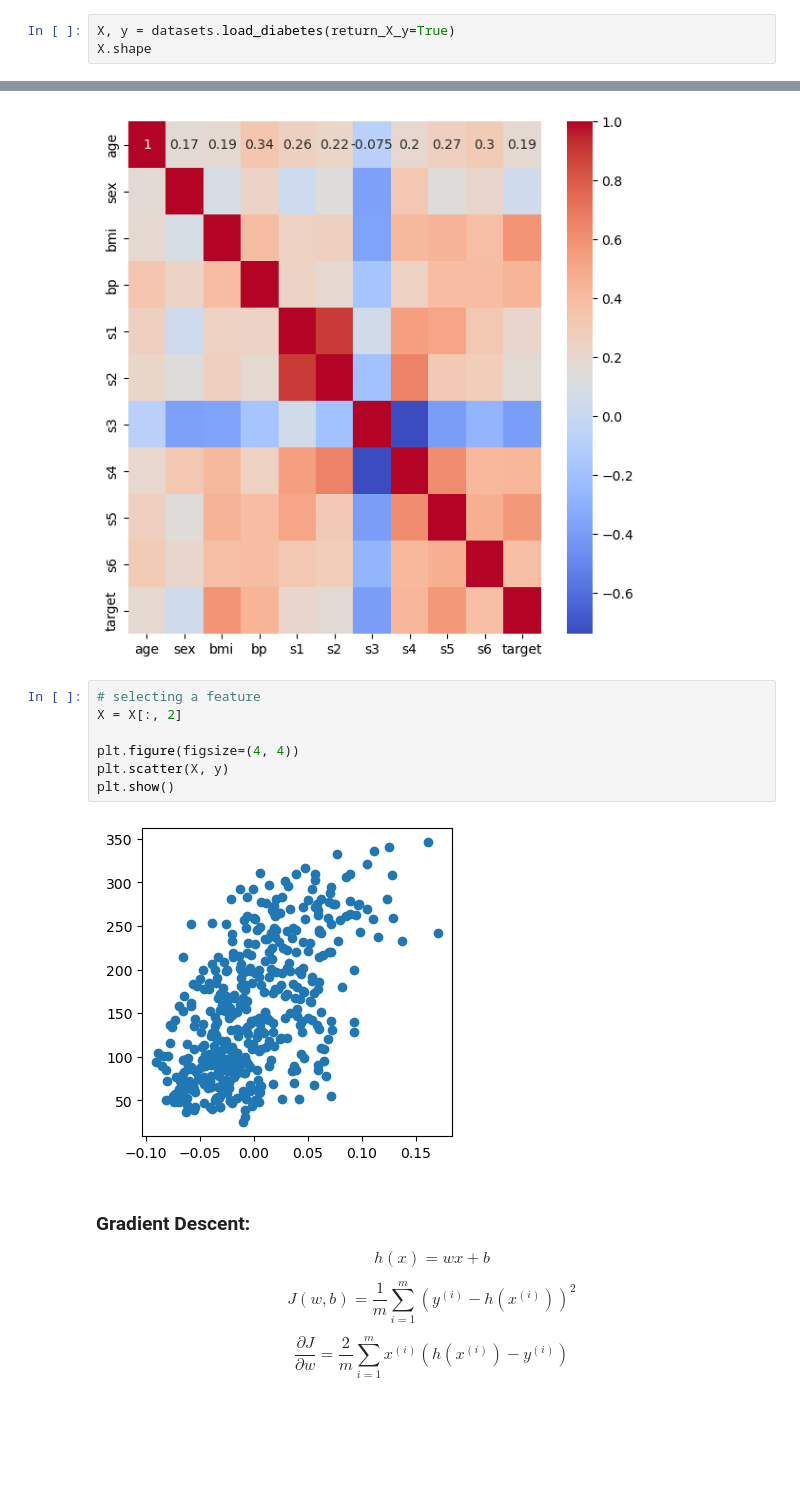
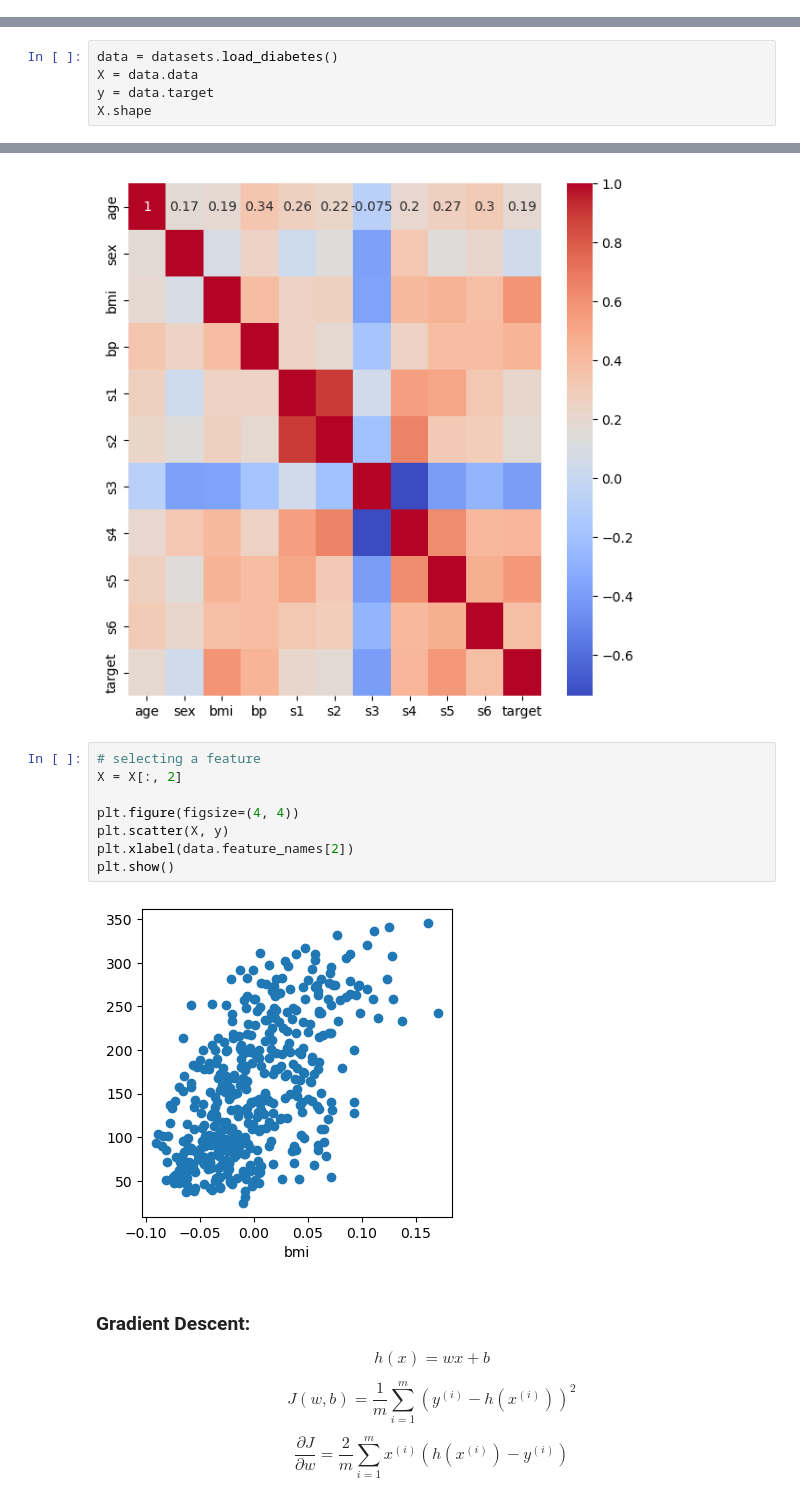
Before and after one commit to hc-sun/python-data-science, a Jupyter notebook: machine_learning.ipynb, the cells around one changed output, grey strips where cells are left out. Cells and saved outputs as stored; diff of their text form; blank space fills up the shorter version.

Commit message:
added xlabel

```diff
--- a/machine_learning.ipynb
+++ b/machine_learning.ipynb
@@ -8,6 +8,3 @@ import pandas as pd
 import matplotlib.pyplot as plt
 import seaborn as sns
 from sklearn import datasets
-# %%
-X, y = datasets.load_diabetes(return_X_y=True)
-X.shape
@@ -15,0 +11,5 @@ X.shape
+# %%
+data = datasets.load_diabetes()
+X = data.data
+y = data.target
+X.shape
@@ -36,12 +38,13 @@ plt.show()
 # %%
 # selecting a feature
 X = X[:, 2]
 
 plt.figure(figsize=(4, 4))
 plt.scatter(X, y)
+plt.xlabel(data.feature_names[2])
 plt.show()
 # %% [output]
-[figure, old version]
+[figure, new version]
 # %% [markdown]
 ### Gradient Descent:
 
```
Also changed, not shown: parts of 3 cells of this notebook.
